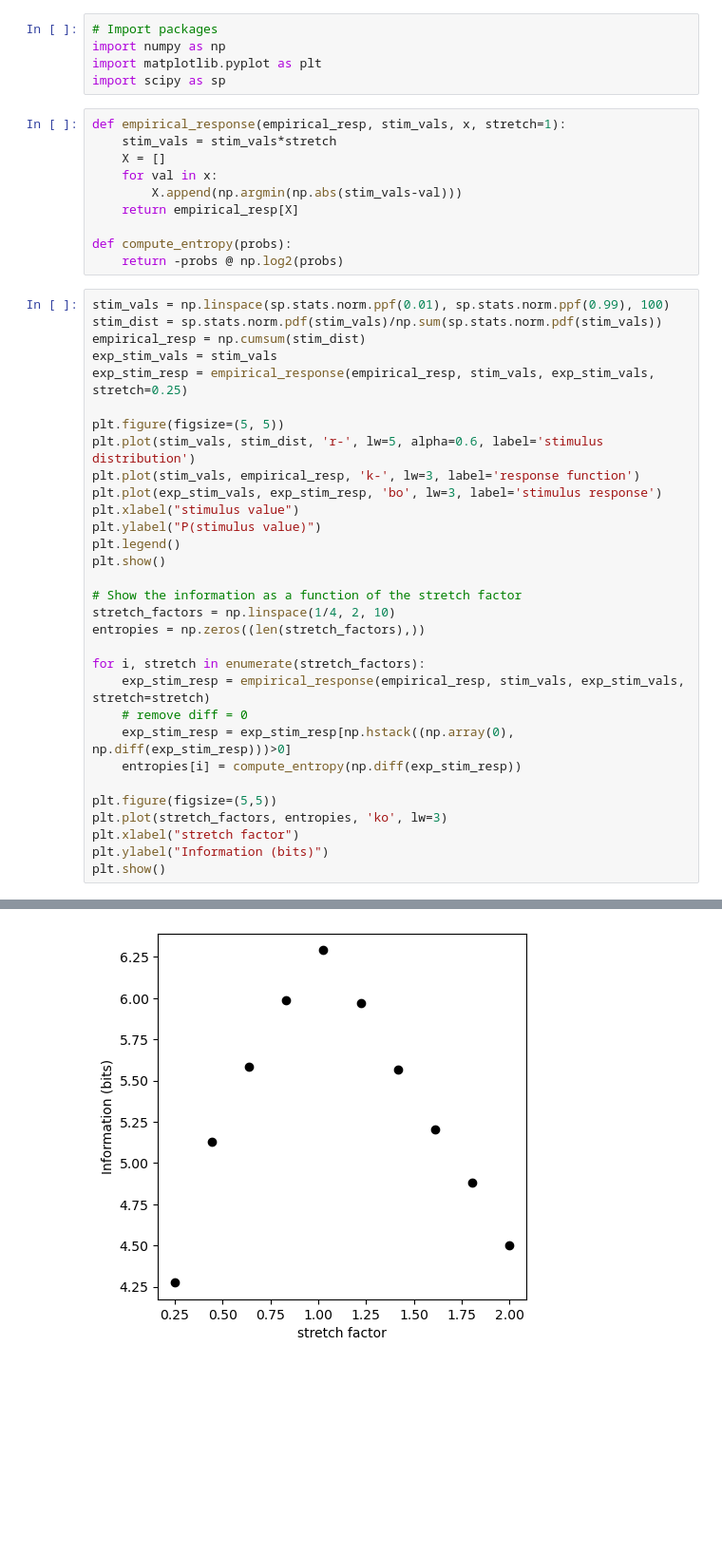
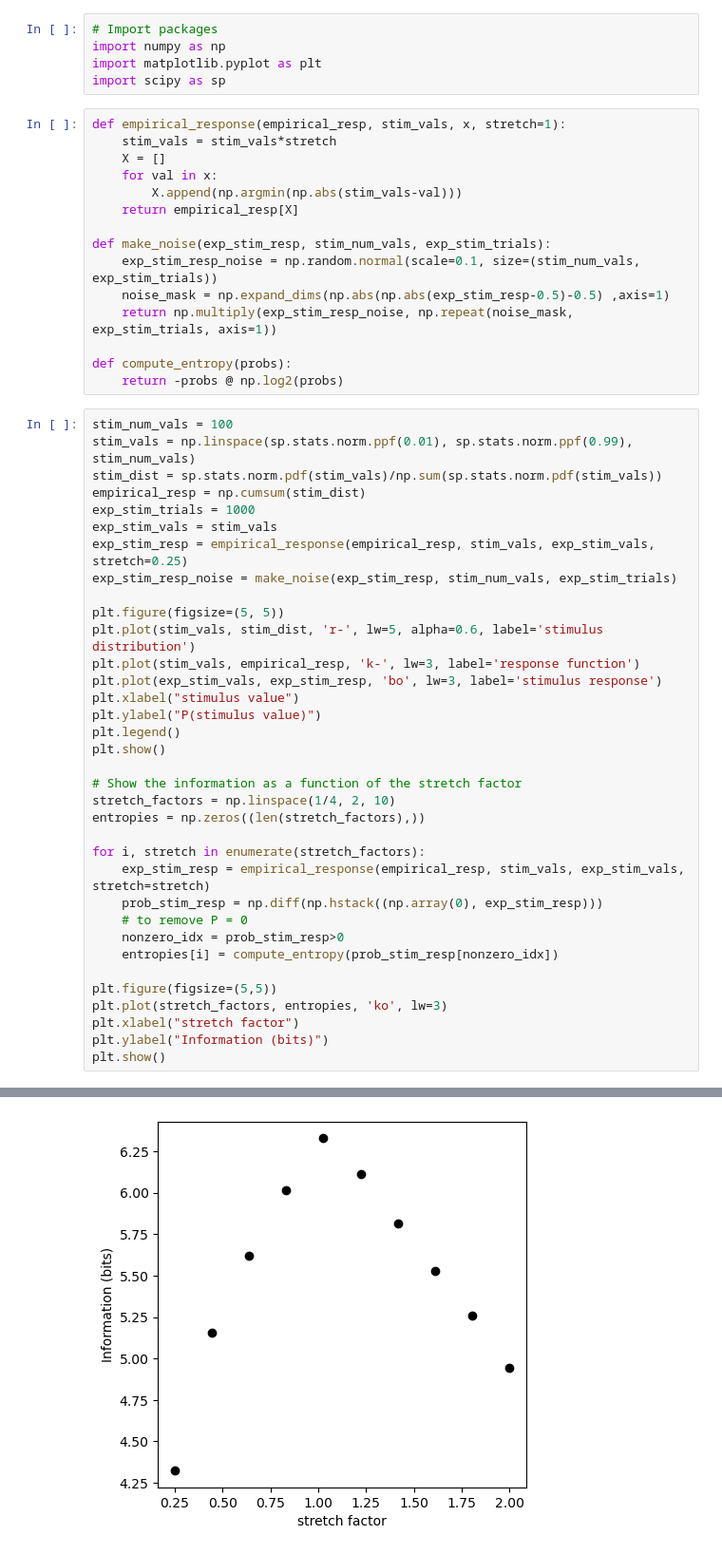
Before and after one commit to I-Pica/indp22-h1, a Jupyter notebook: code/explore.ipynb, the cells around one changed output, grey strips where cells are left out. Shown at 95% size. Saved outputs shown, nothing was run; the diff lists cells and outputs as text; blank space fills up the shorter version.

```diff
--- a/code/explore.ipynb
+++ b/code/explore.ipynb
@@ -11,39 +11,48 @@ def empirical_response(empirical_resp, stim_vals, x, stretch=1):
         X.append(np.argmin(np.abs(stim_vals-val)))
     return empirical_resp[X]
 
+def make_noise(exp_stim_resp, stim_num_vals, exp_stim_trials):
+    exp_stim_resp_noise = np.random.normal(scale=0.1, size=(stim_num_vals, exp_stim_trials))
+    noise_mask = np.expand_dims(np.abs(np.abs(exp_stim_resp-0.5)-0.5) ,axis=1)
+    return np.multiply(exp_stim_resp_noise, np.repeat(noise_mask, exp_stim_trials, axis=1))
+
 def compute_entropy(probs):
     return -probs @ np.log2(probs)
 # %%
-stim_vals = np.linspace(sp.stats.norm.ppf(0.01), sp.stats.norm.ppf(0.99), 100)
+stim_num_vals = 100
+stim_vals = np.linspace(sp.stats.norm.ppf(0.01), sp.stats.norm.ppf(0.99), stim_num_vals)
 stim_dist = sp.stats.norm.pdf(stim_vals)/np.sum(sp.stats.norm.pdf(stim_vals))
 empirical_resp = np.cumsum(stim_dist)
+exp_stim_trials = 1000
 exp_stim_vals = stim_vals
 exp_stim_resp = empirical_response(empirical_resp, stim_vals, exp_stim_vals, stretch=0.25)
+exp_stim_resp_noise = make_noise(exp_stim_resp, stim_num_vals, exp_stim_trials)
 
 plt.figure(figsize=(5, 5))
 plt.plot(stim_vals, stim_dist, 'r-', lw=5, alpha=0.6, label='stimulus distribution')
 plt.plot(stim_vals, empirical_resp, 'k-', lw=3, label='response function')
 plt.plot(exp_stim_vals, exp_stim_resp, 'bo', lw=3, label='stimulus response')
 plt.xlabel("stimulus value")
 plt.ylabel("P(stimulus value)")
 plt.legend()
 plt.show()
 
 # Show the information as a function of the stretch factor
 stretch_factors = np.linspace(1/4, 2, 10)
 entropies = np.zeros((len(stretch_factors),))
 
 for i, stretch in enumerate(stretch_factors):
     exp_stim_resp = empirical_response(empirical_resp, stim_vals, exp_stim_vals, stretch=stretch)
-    # remove diff = 0
-    exp_stim_resp = exp_stim_resp[np.hstack((np.array(0), np.diff(exp_stim_resp)))>0]
-    entropies[i] = compute_entropy(np.diff(exp_stim_resp))
+    prob_stim_resp = np.diff(np.hstack((np.array(0), exp_stim_resp)))
+    # to remove P = 0
+    nonzero_idx = prob_stim_resp>0
+    entropies[i] = compute_entropy(prob_stim_resp[nonzero_idx])
 
 plt.figure(figsize=(5,5))
 plt.plot(stretch_factors, entropies, 'ko', lw=3)
 plt.xlabel("stretch factor")
 plt.ylabel("Information (bits)")
 plt.show()
 # %% [output]
 [figure]
-[figure, old version]
+[figure, new version]
```
Also changed, not shown: parts of 1 cell of this notebook.
